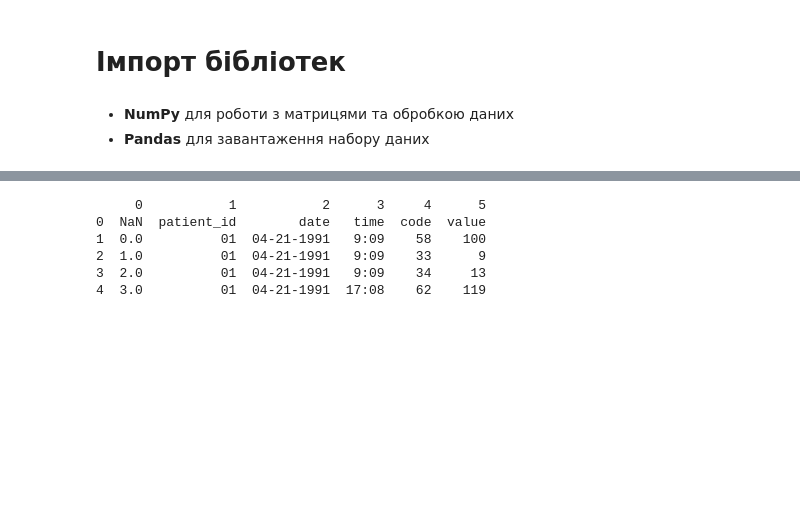
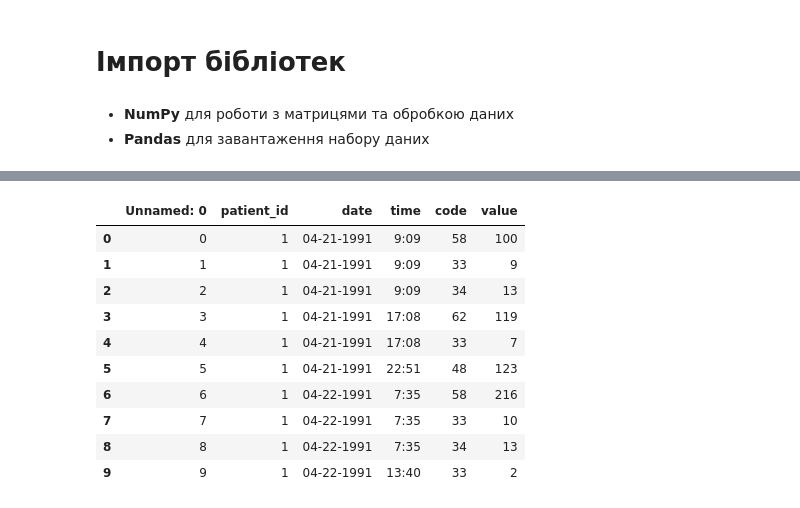
Before and after one commit to dmuman/ML-projects-and-tutorials, a Jupyter notebook: NumPy/Projects/Diabetes.ipynb, the cells around one changed output, grey strips where cells are left out. Drawn from its saved outputs; the diff is of its cells as text; code cells hidden in the pictures; blank space fills up the shorter version.

```diff
--- a/NumPy/Projects/Diabetes.ipynb
+++ b/NumPy/Projects/Diabetes.ipynb
@@ -27,15 +28,18 @@ Saving diabetes_data_all_patient.csv to diabetes_data_all_patient.csv
-# %%
-url = "https://drive.google.com/file/d/1F1nz8jghTox9ymfphZ7mUNsxf6Q2S1In/view?usp=sharing"
-
-# завантаження даних
-data = pd.read_csv(io.BytesIO(uploaded['diabetes_data_all_patient.csv']), header=None)
-
-# попередній перегляд даних
-print(data.head())
-# %% [output]
-     0           1           2      3     4      5
-0  NaN  patient_id        date   time  code  value
-1  0.0          01  04-21-1991   9:09    58    100
-2  1.0          01  04-21-1991   9:09    33      9
-3  2.0          01  04-21-1991   9:09    34     13
-4  3.0          01  04-21-1991  17:08    62    119
+# %%
+# створення датафрейму
+df = pd.read_csv('diabetes_data_all_patient.csv', sep=',')
+
+# попередній перегляд даних (перші 10 рядків)
+df.head(10)
+# %% [output]
+|  | Unnamed: 0 | patient_id | date | time | code | value |
+| 0 | 0 | 1 | 04-21-1991 | 9:09 | 58 | 100 |
+| 1 | 1 | 1 | 04-21-1991 | 9:09 | 33 | 9 |
+| 2 | 2 | 1 | 04-21-1991 | 9:09 | 34 | 13 |
+| 3 | 3 | 1 | 04-21-1991 | 17:08 | 62 | 119 |
+| 4 | 4 | 1 | 04-21-1991 | 17:08 | 33 | 7 |
+| 5 | 5 | 1 | 04-21-1991 | 22:51 | 48 | 123 |
+| 6 | 6 | 1 | 04-22-1991 | 7:35 | 58 | 216 |
+| 7 | 7 | 1 | 04-22-1991 | 7:35 | 33 | 10 |
+| 8 | 8 | 1 | 04-22-1991 | 7:35 | 34 | 13 |
+| 9 | 9 | 1 | 04-22-1991 | 13:40 | 33 | 2 |
```
Also changed, not shown: parts of 28 cells of this notebook.
